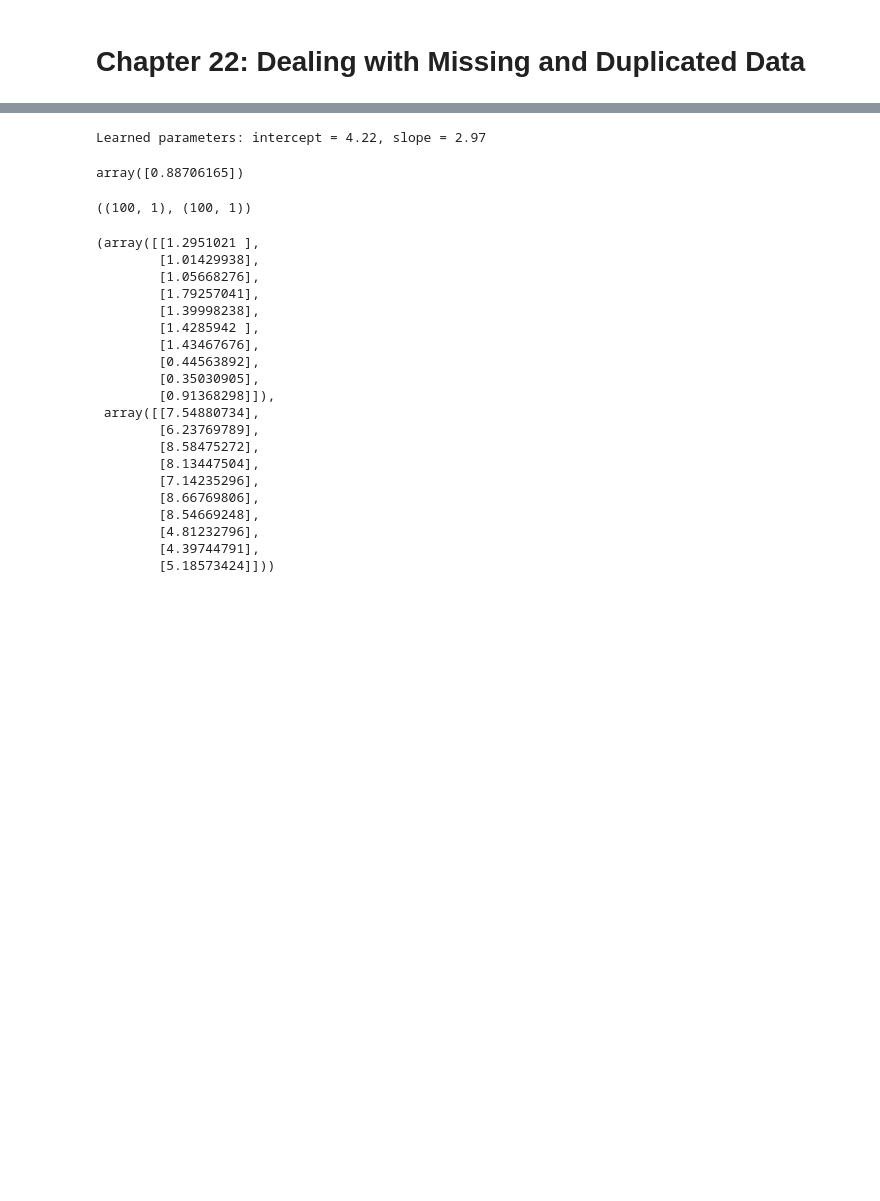
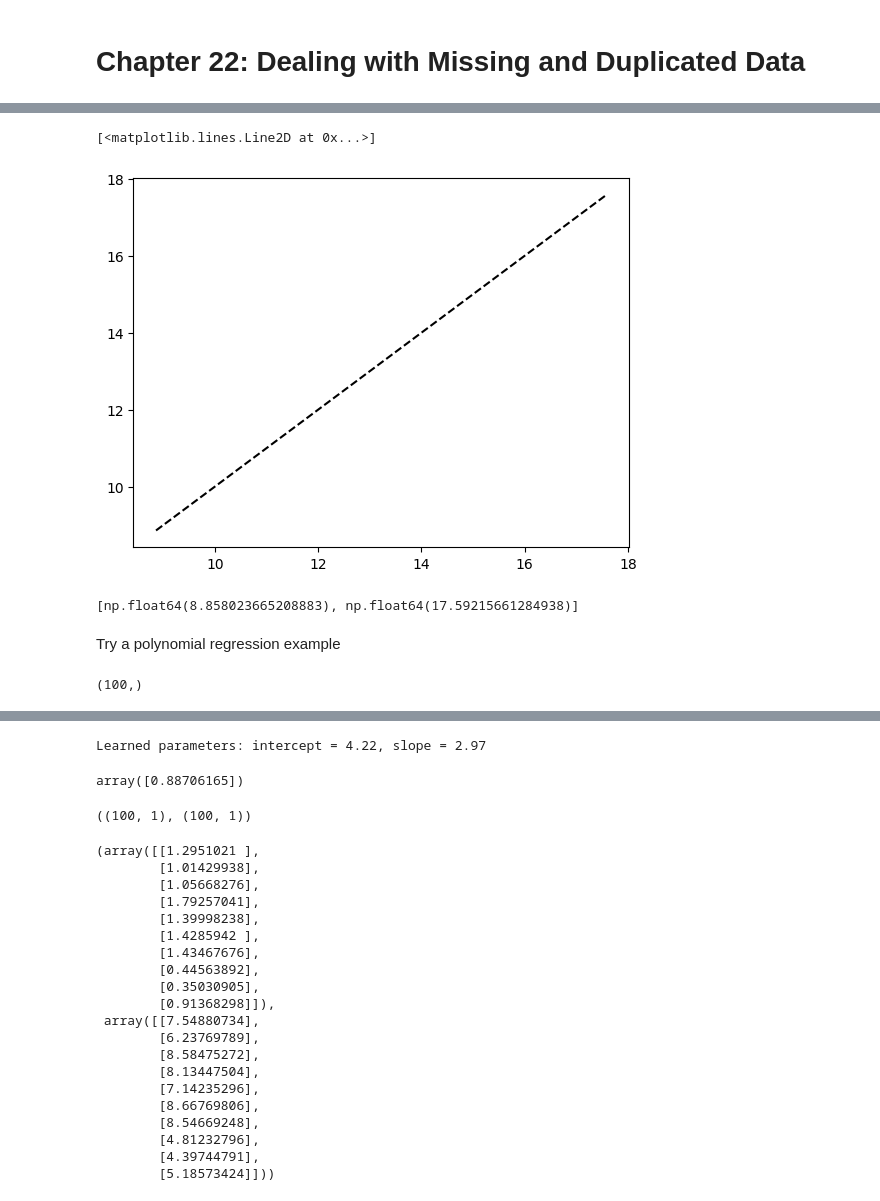
Before and after one commit to stevechengnyc/ml_gpt, a Jupyter notebook: linear_regression.ipynb, the cells around one changed output, grey strips where cells are left out. Saved outputs shown, nothing was run; the diff lists cells and outputs as text; code cells hidden in the pictures; blank space fills up the shorter version.

```diff
--- a/linear_regression.ipynb
+++ b/linear_regression.ipynb
@@ -8,0 +18,4 @@ df = pd.read_csv(url, index_col=0)
+# %%
+X1 = 2* np.random.rand(100,1)
+X2 = 4* np.random.rand(100,1)
+X1[:10], X2[:10]
@@ -8,0 +43,3 @@ df = pd.read_csv(url, index_col=0)
+# %%
+y = 4 + 3*X1.flatten() + 2*X2.flatten() + np.random.randn(100)
+y.shape, y[:10]
@@ -8,0 +128,11 @@ df = pd.read_csv(url, index_col=0)
+# %%
+plt.plot([min(y_test), max(y_test)], [min(y_test), max(y_test)], color='black', linestyle='--')
+# %% [output]
+[<matplotlib.lines.Line2D at 0x...>]
+[figure, added]
+# %%
+[min(y_test), max(y_test)]
+# %% [output]
+[np.float64(8.858023665208883), np.float64(17.59215661284938)]
+# %% [markdown]
+Try a polynomial regression example
@@ -8,0 +142,4 @@ df = pd.read_csv(url, index_col=0)
+# %%
+y.shape
+# %% [output]
+(100,)
```
Also changed, not shown: parts of 38 cells of this notebook.
